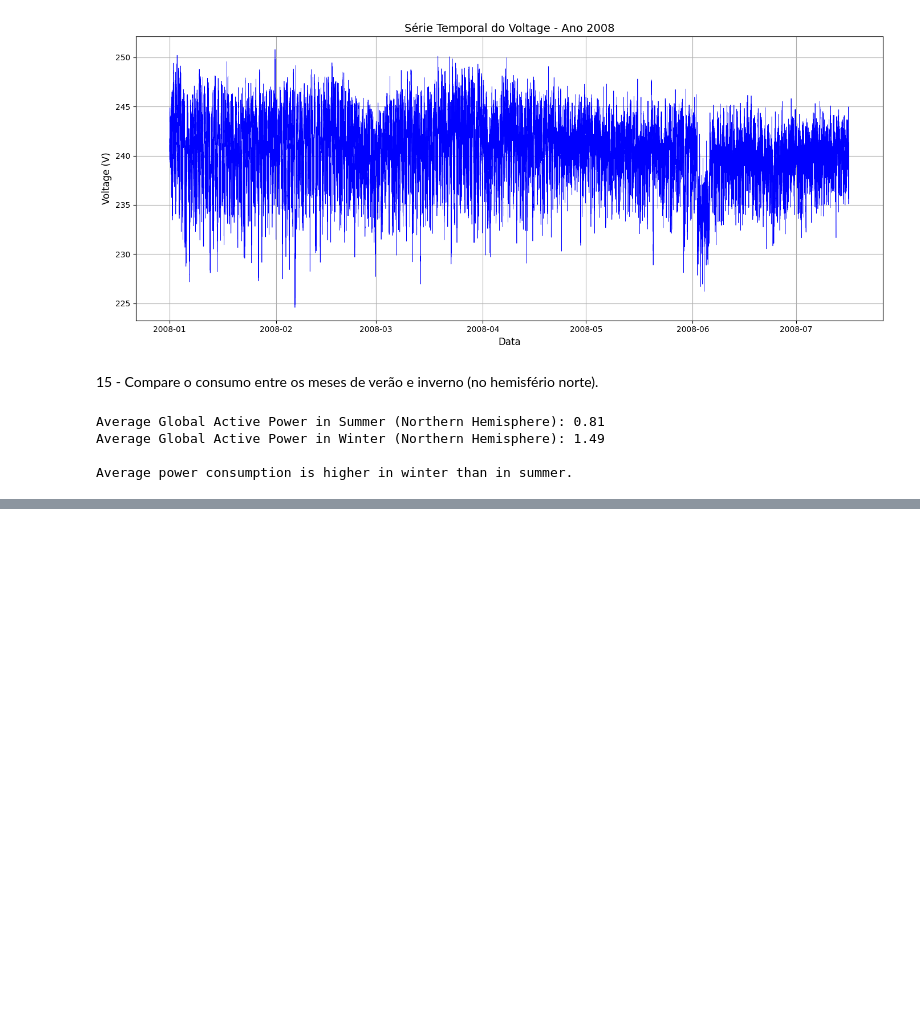
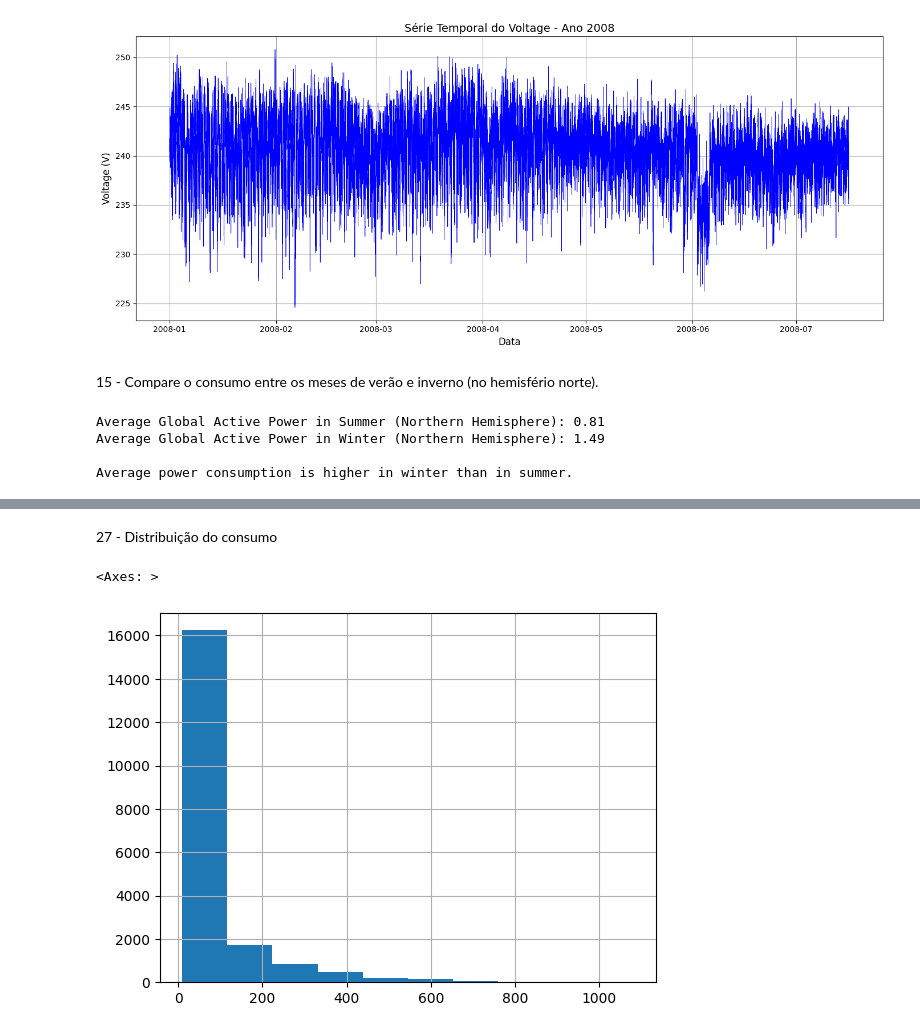
Before and after one commit to NathanMagno/energy-consumers-data, a Jupyter notebook: cp04.ipynb, the cells around one changed output, grey strips where cells are left out. Saved outputs shown, nothing was run; the diff lists cells and outputs as text; code cells hidden in the pictures; blank space fills up the shorter version.

```diff
--- a/cp04.ipynb
+++ b/cp04.ipynb
@@ -356,0 +362,3 @@ Average power consumption is higher in winter than in summer.
+# %%
+# Carregando dataSet com pandas
+apc_df = pd.read_csv("/energydata_complete.csv", sep=',' , low_memory = False)
@@ -356,0 +400,8 @@ Average power consumption is higher in winter than in summer.
+# %% [markdown]
+27 - Distribuição do consumo
+# %%
+# Histograma
+apc_df['Appliances'].hist()
+# %% [output]
+<Axes: >
+[figure, added]
```
Also changed, not shown: parts of 14 cells of this notebook.
